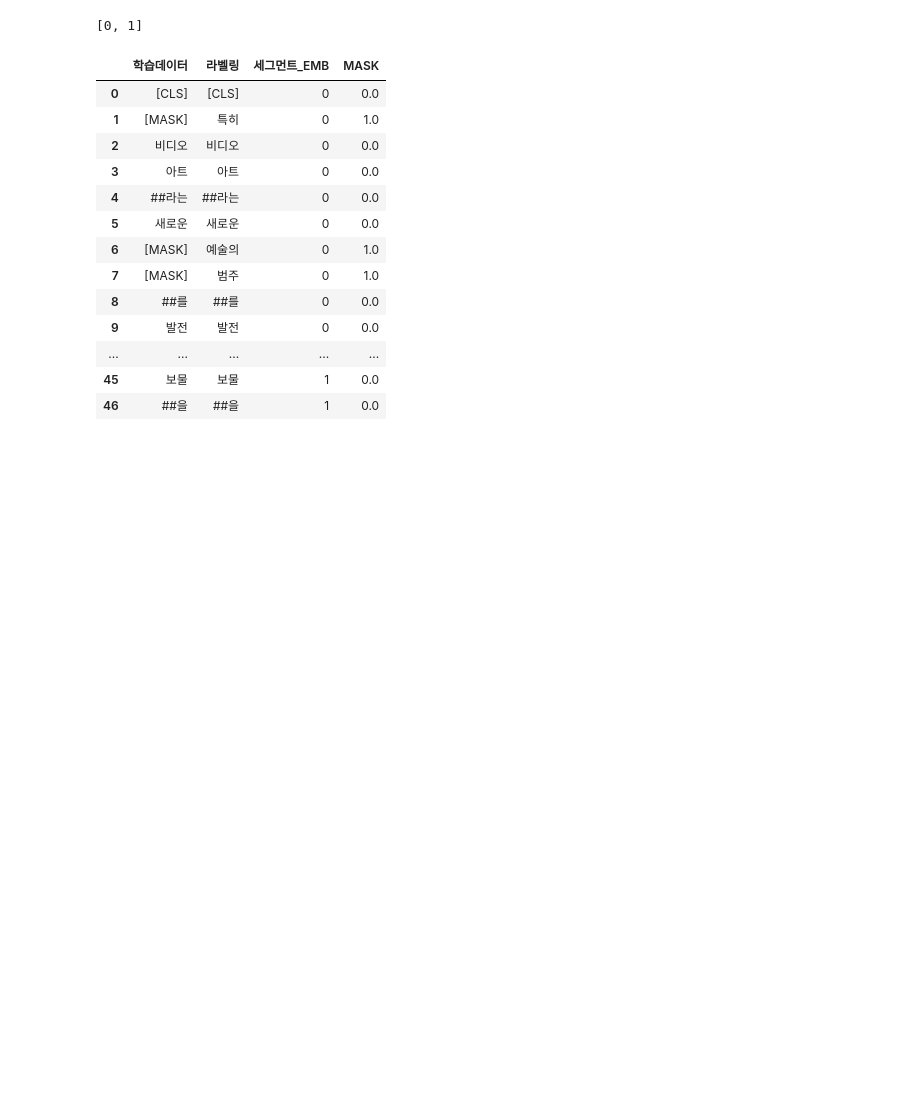
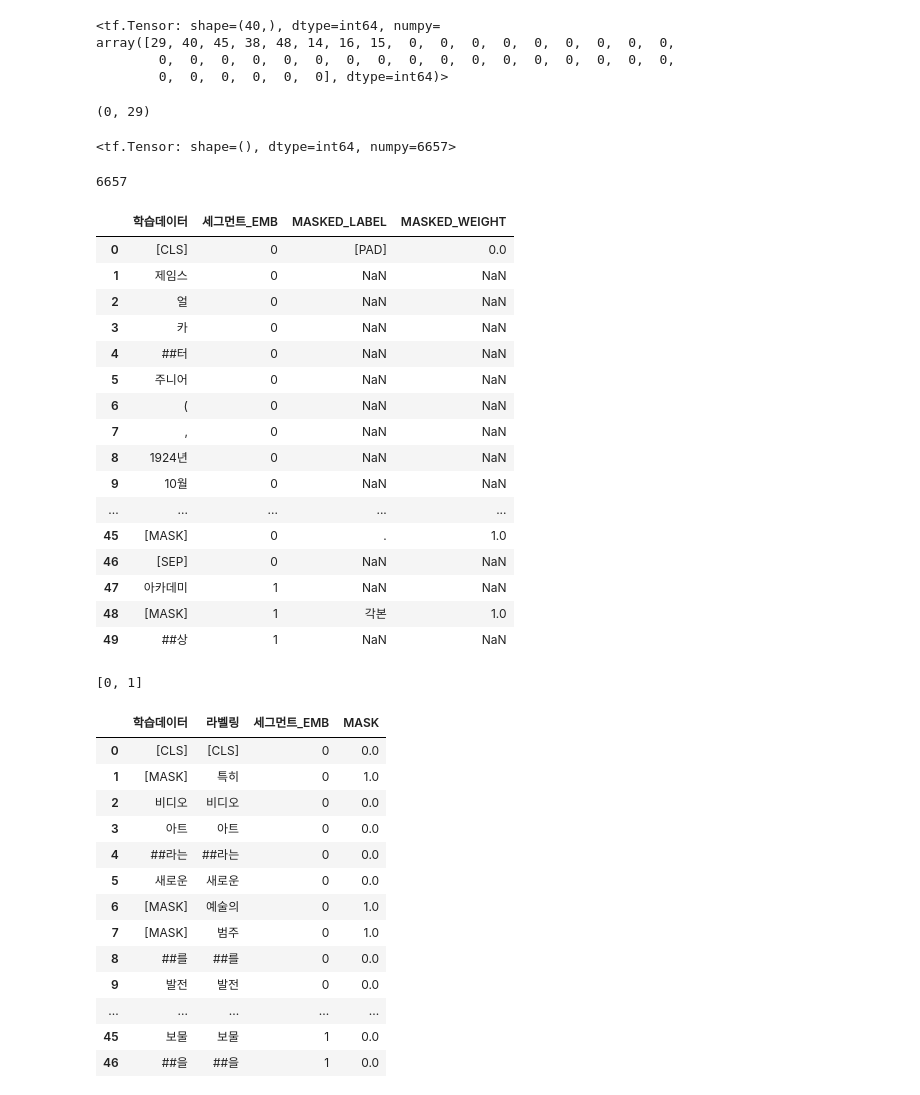
Before and after one commit to Deep-Color-H/Q_Bert, a Jupyter notebook: 99. Samples.ipynb, the cells around one changed output. Drawn from its saved outputs; the diff is of its cells as text; code cells hidden in the pictures; blank space fills up the shorter version.

```diff
--- a/99. Samples.ipynb
+++ b/99. Samples.ipynb
@@ -37,0 +75,5 @@ word_df["MASK"].fillna(0, inplace = True)
+# %%
+dataset = dataset.map(_parse_function,
+                                   num_parallel_calls=tf.data.experimental.AUTOTUNE) # String to Example
+dataset = dataset.map(_select_data_from_record,
+                                                num_parallel_calls=tf.data.experimental.AUTOTUNE) # Example to InputData
@@ -37,0 +85,2 @@ word_df["MASK"].fillna(0, inplace = True)
+# %%
+a = next(iter(dataset))
@@ -37,0 +107,3 @@ word_df["MASK"].fillna(0, inplace = True)
+# %%
+word_df = pd.DataFrame({ "학습데이터" : tokenizer_for_load.convert_ids_to_tokens(a[0]['input_ids']),
+                         "세그먼트_EMB" : a[0]['segment_ids']})
@@ -38,3 +134,47 @@ word_df["MASK"].fillna(0, inplace = True)
+# %%
+a[0]['masked_lm_positions']
+# %% [output]
+<tf.Tensor: shape=(40,), dtype=int64, numpy=
+array([29, 40, 45, 38, 48, 14, 16, 15,  0,  0,  0,  0,  0,  0,  0,  0,  0,
+        0,  0,  0,  0,  0,  0,  0,  0,  0,  0,  0,  0,  0,  0,  0,  0,  0,
+        0,  0,  0,  0,  0,  0], dtype=int64)>
+# %%
+i, ind
+# %% [output]
+(0, 29)
+# %%
+a[0]['masked_lm_ids'][0]
+# %% [output]
+<tf.Tensor: shape=(), dtype=int64, numpy=6657>
+# %%
+a[0]['masked_lm_ids'][i].numpy()
+# %% [output]
+6657
+# %%
+for i, ind in enumerate(a[0]['masked_lm_positions']) :
+    ind = ind.numpy()
+    word_df.loc[ind, "MASKED_LABEL"] = tokenizer_for_load.convert_ids_to_tokens([a[0]['masked_lm_ids'][i].numpy()])
+    word_df.loc[ind, "MASKED_WEIGHT"] = a[0]['masked_lm_weights'][i].numpy()
+# %%
+word_df.head(50)
+# %% [output]
+|  | 학습데이터 | 세그먼트_EMB | MASKED_LABEL | MASKED_WEIGHT |
+| 0 | [CLS] | 0 | [PAD] | 0.0 |
+| 1 | 제임스 | 0 | NaN | NaN |
+| 2 | 얼 | 0 | NaN | NaN |
+| 3 | 카 | 0 | NaN | NaN |
+| 4 | ##터 | 0 | NaN | NaN |
+| 5 | 주니어 | 0 | NaN | NaN |
+| 6 | ( | 0 | NaN | NaN |
+| 7 | , | 0 | NaN | NaN |
+| 8 | 1924년 | 0 | NaN | NaN |
+| 9 | 10월 | 0 | NaN | NaN |
+| ... | ... | ... | ... | ... |
+| 45 | [MASK] | 0 | . | 1.0 |
+| 46 | [SEP] | 0 | NaN | NaN |
+| 47 | 아카데미 | 1 | NaN | NaN |
+| 48 | [MASK] | 1 | 각본 | 1.0 |
+| 49 | ##상 | 1 | NaN | NaN |
 # %%
 df[idx]['NSP']
 # %% [output]
```
Also changed, not shown: parts of 16 cells of this notebook, 10 other files.
